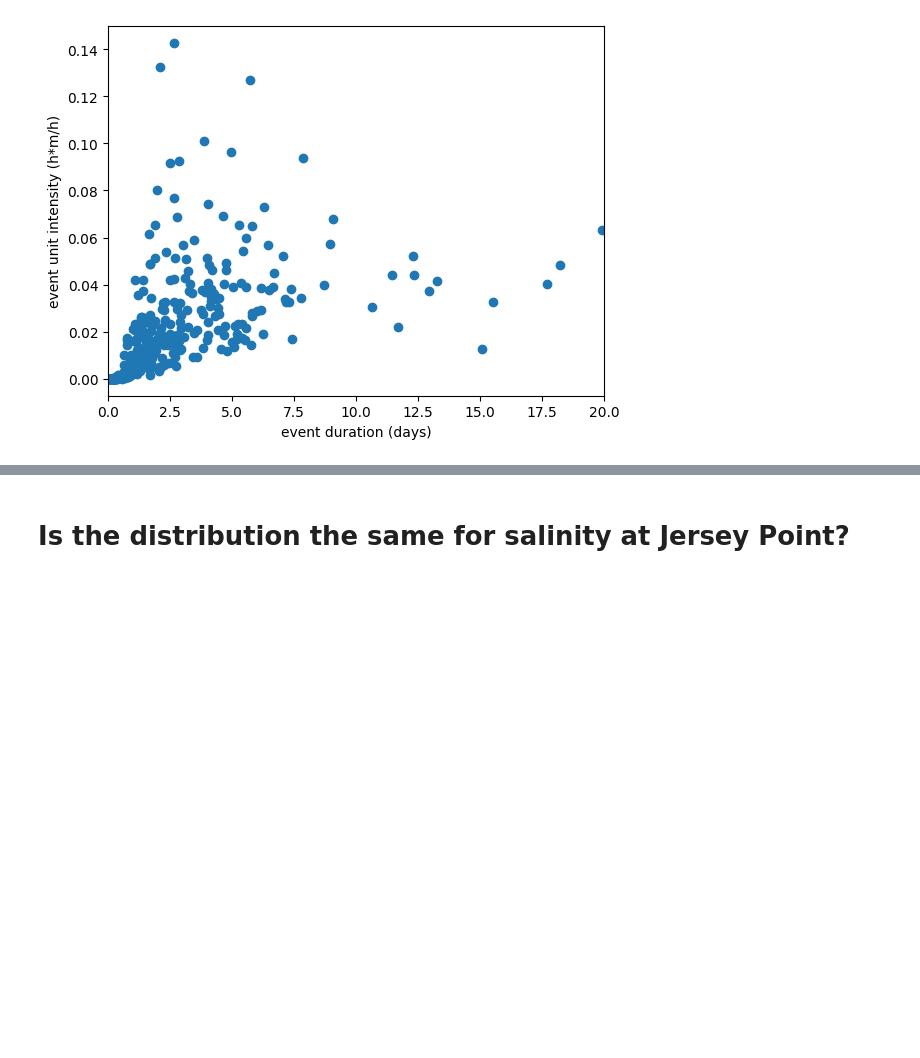
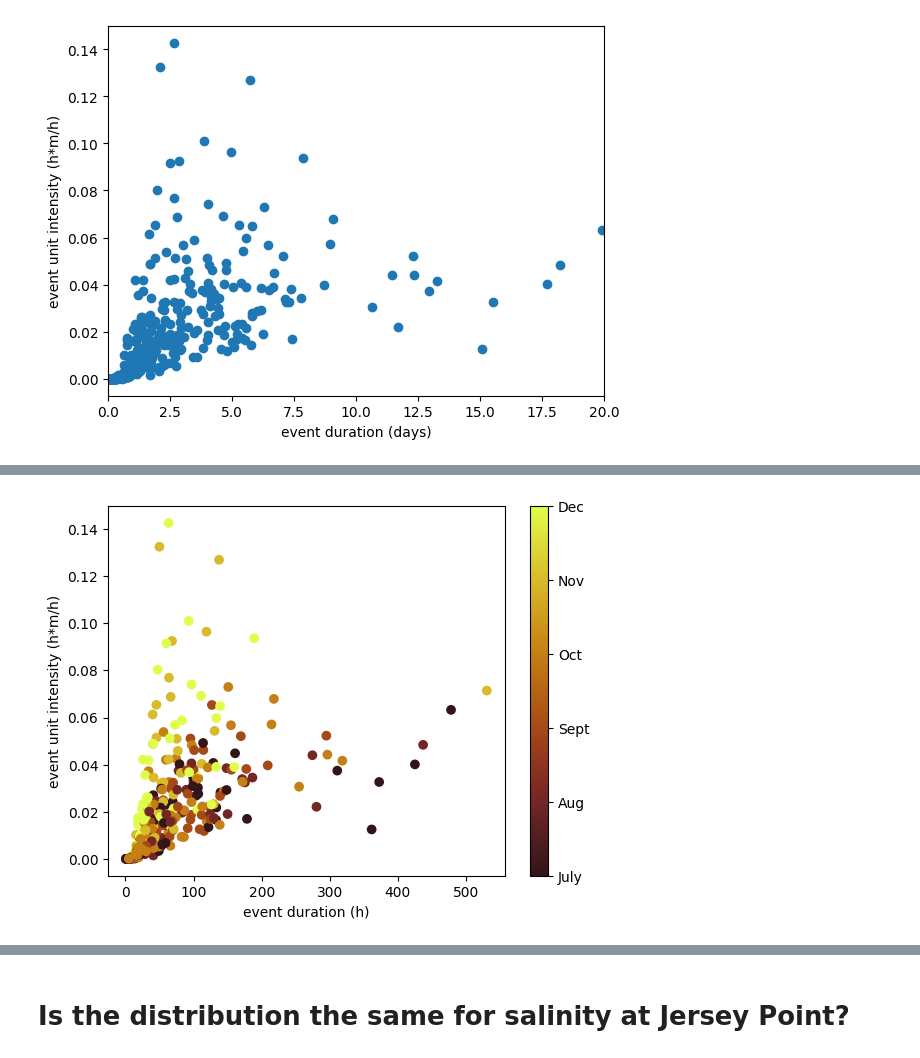
Before and after one commit to jennaisrael/Savio_scratch_back_up, a Jupyter notebook: climate_data_processing/identify_stp/test_peak_finding_do_not_downsample.ipynb, the cells around one changed output, grey strips where cells are left out. Drawn from its saved outputs; the diff is of its cells as text; code cells hidden in the pictures; blank space fills up the shorter version.

```diff
--- a/climate_data_processing/identify_stp/test_peak_finding_do_not_downsample.ipynb
+++ b/climate_data_processing/identify_stp/test_peak_finding_do_not_downsample.ipynb
@@ -620,0 +653,13 @@ ax.set_xlim(0,20)
+# %%
+#add colorbar
+
+fig, ax = plt.subplots()
+
+pts=ax.scatter(dur,inten_u,c=x[lind].month,cmap=cmocean.cm.solar)
+ax.set_xlabel('event duration (h)')
+ax.set_ylabel('event unit intensity (h*m/h)')
+cbar=fig.colorbar(pts, ax=ax)
+cbar.set_ticks(ticks=np.arange(7,13), labels=['July','Aug','Sept','Oct','Nov','Dec'])
+plt.show()
+# %% [output]
+[figure, added]
```
Also changed, not shown: parts of 8 cells of this notebook.
